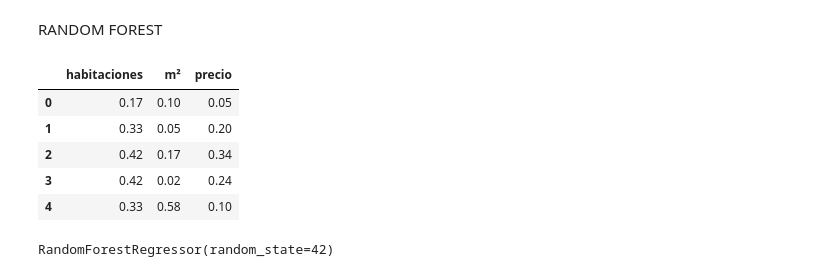
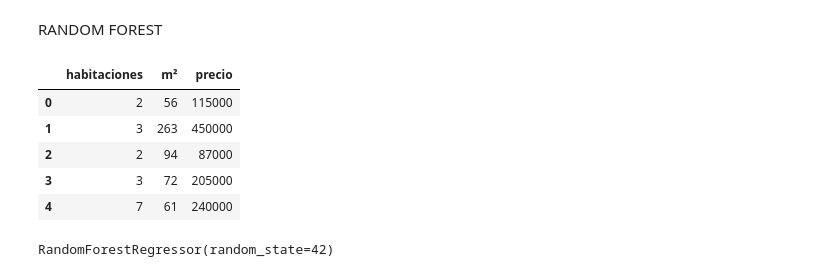
Before and after one commit to 4GeeksAcademy/028-PROYECTO_FINAL_VIVIENDAS-main-4geeks, a Jupyter notebook: src/PROVINCIAS/prova02.ipynb, the cells around one changed output. Cells and saved outputs as stored; diff of their text form; code cells hidden in the pictures.

```diff
--- a/src/PROVINCIAS/prova02.ipynb
+++ b/src/PROVINCIAS/prova02.ipynb
@@ -413,20 +413,20 @@ RANDOM FOREST
 # %%
 #Paso 1. Lectura del conjunto de datos procesado¶
 
 
 import pandas as pd
 
-train_data = pd.read_csv("/workspaces/028-PROYECTO_FINAL_VIVIENDAS-main/src/csv_train_test/clean_train_A Coruña.csv")
-test_data = pd.read_csv("/workspaces/028-PROYECTO_FINAL_VIVIENDAS-main/src/csv_train_test/clean_test_A Coruña.csv")
+train_data = pd.read_csv("/workspaces/028-PROYECTO_FINAL_VIVIENDAS-main/src/PROVINCIAS/csv_train_test/clean_train_A Coruña.csv")
+test_data = pd.read_csv("/workspaces/028-PROYECTO_FINAL_VIVIENDAS-main/src/PROVINCIAS/csv_train_test/clean_test_A Coruña.csv")
 
 train_data.head()
 # %% [output]
 |  | habitaciones | m² | precio |
-| 0 | 0.17 | 0.10 | 0.05 |
-| 1 | 0.33 | 0.05 | 0.20 |
-| 2 | 0.42 | 0.17 | 0.34 |
-| 3 | 0.42 | 0.02 | 0.24 |
-| 4 | 0.33 | 0.58 | 0.10 |
+| 0 | 2 | 56 | 115000 |
+| 1 | 3 | 263 | 450000 |
+| 2 | 2 | 94 | 87000 |
+| 3 | 3 | 72 | 205000 |
+| 4 | 7 | 61 | 240000 |
 # %%
 X_train = train_data.drop(["precio"], axis = 1)
 y_train = train_data["precio"]
```
Also changed, not shown: parts of 6 cells of this notebook, 6 other files.
